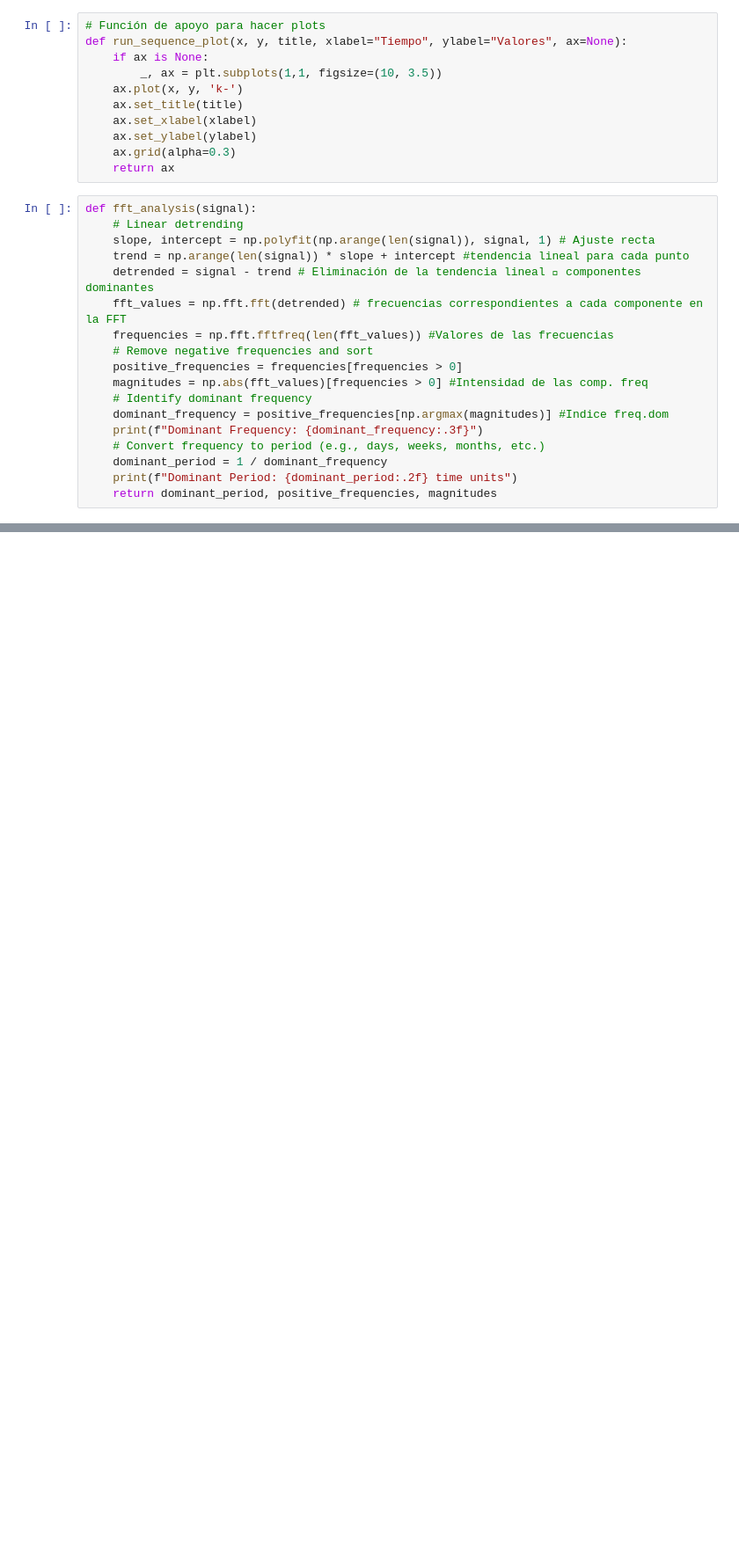
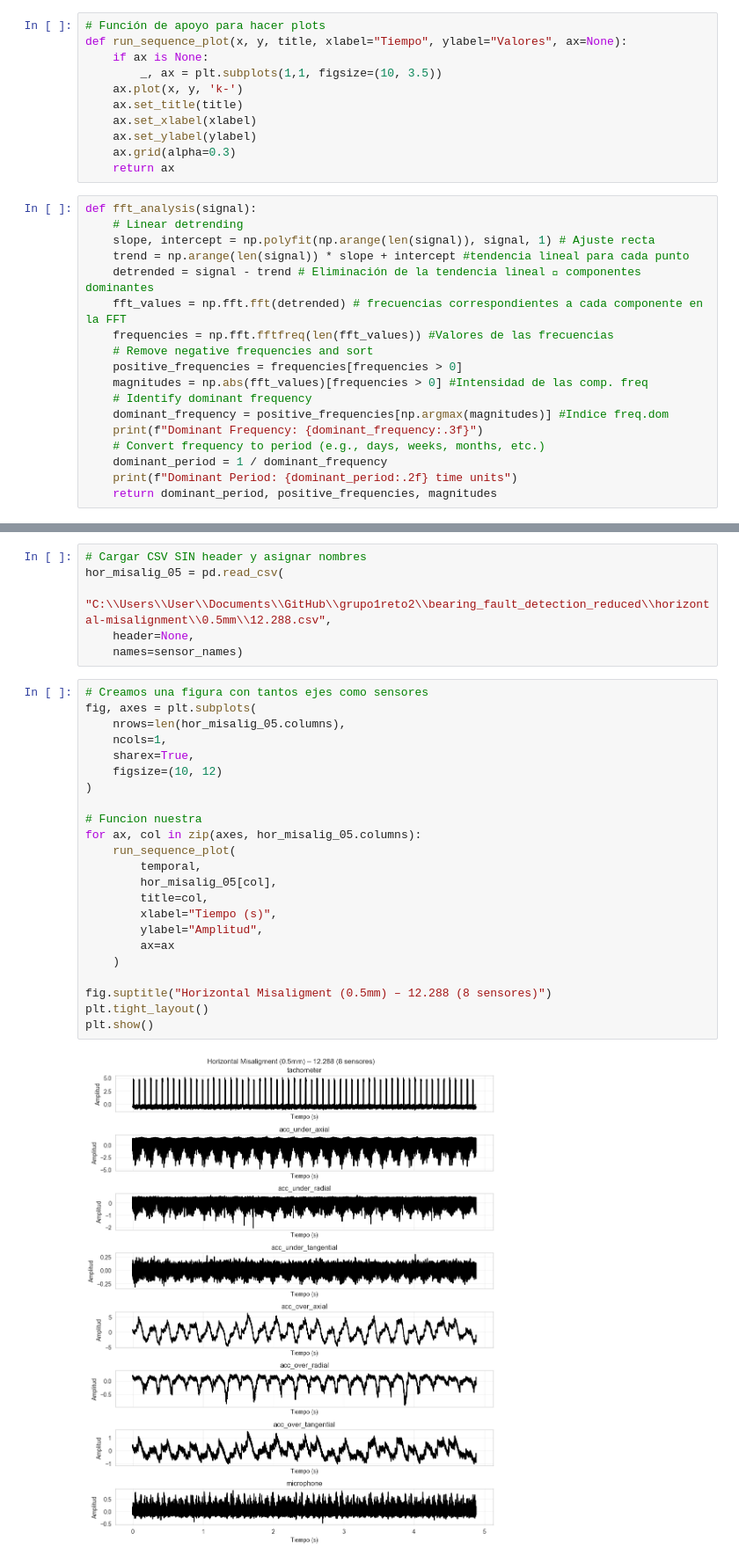
Before and after one commit to palvcam/grupo1reto2, a Jupyter notebook: caracterizacion_senales.ipynb, the cells around one changed output, grey strips where cells are left out. Shown at 88% size. Drawn from its saved outputs; the diff is of its cells as text; blank space fills up the shorter version.

```diff
--- a/caracterizacion_senales.ipynb
+++ b/caracterizacion_senales.ipynb
@@ -56,0 +104,31 @@ def fft_analysis(signal):
+# %%
+# Cargar CSV SIN header y asignar nombres
+hor_misalig_05 = pd.read_csv(
+    "C:\\Users\\User\\Documents\\GitHub\\grupo1reto2\\bearing_fault_detection_reduced\\horizontal-misalignment\\0.5mm\\12.288.csv",
+    header=None,
+    names=sensor_names)
+# %%
+# Creamos una figura con tantos ejes como sensores
+fig, axes = plt.subplots(
+    nrows=len(hor_misalig_05.columns),
+    ncols=1,
+    sharex=True,
+    figsize=(10, 12)
+)
+
+# Funcion nuestra
+for ax, col in zip(axes, hor_misalig_05.columns):
+    run_sequence_plot(
+        temporal,
+        hor_misalig_05[col],
+        title=col,
+        xlabel="Tiempo (s)",
+        ylabel="Amplitud",
+        ax=ax
+    )
+
+fig.suptitle("Horizontal Misaligment (0.5mm) – 12.288 (8 sensores)")
+plt.tight_layout()
+plt.show()
+# %% [output]
+[figure, added]
```
Also changed, not shown: parts of 3 cells of this notebook.
